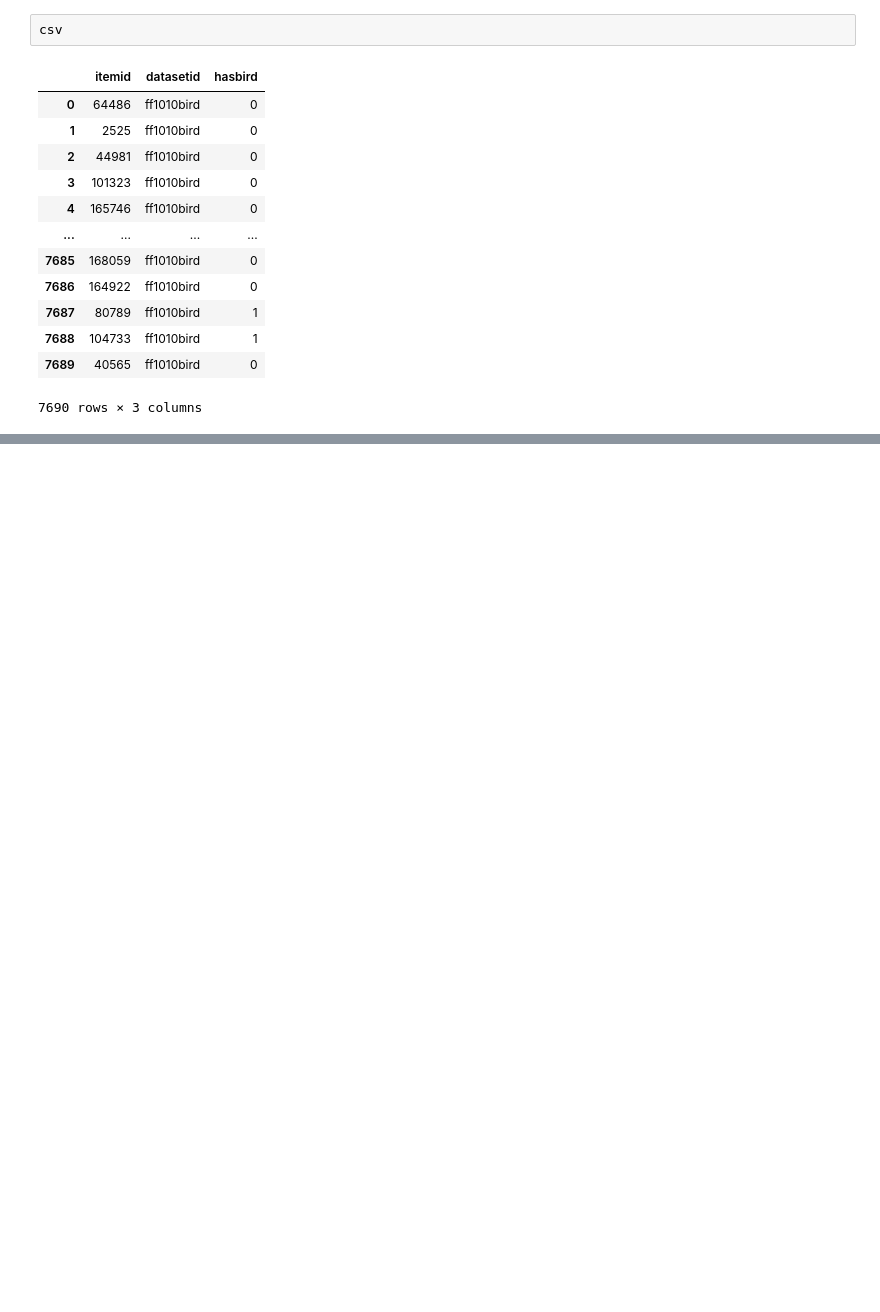
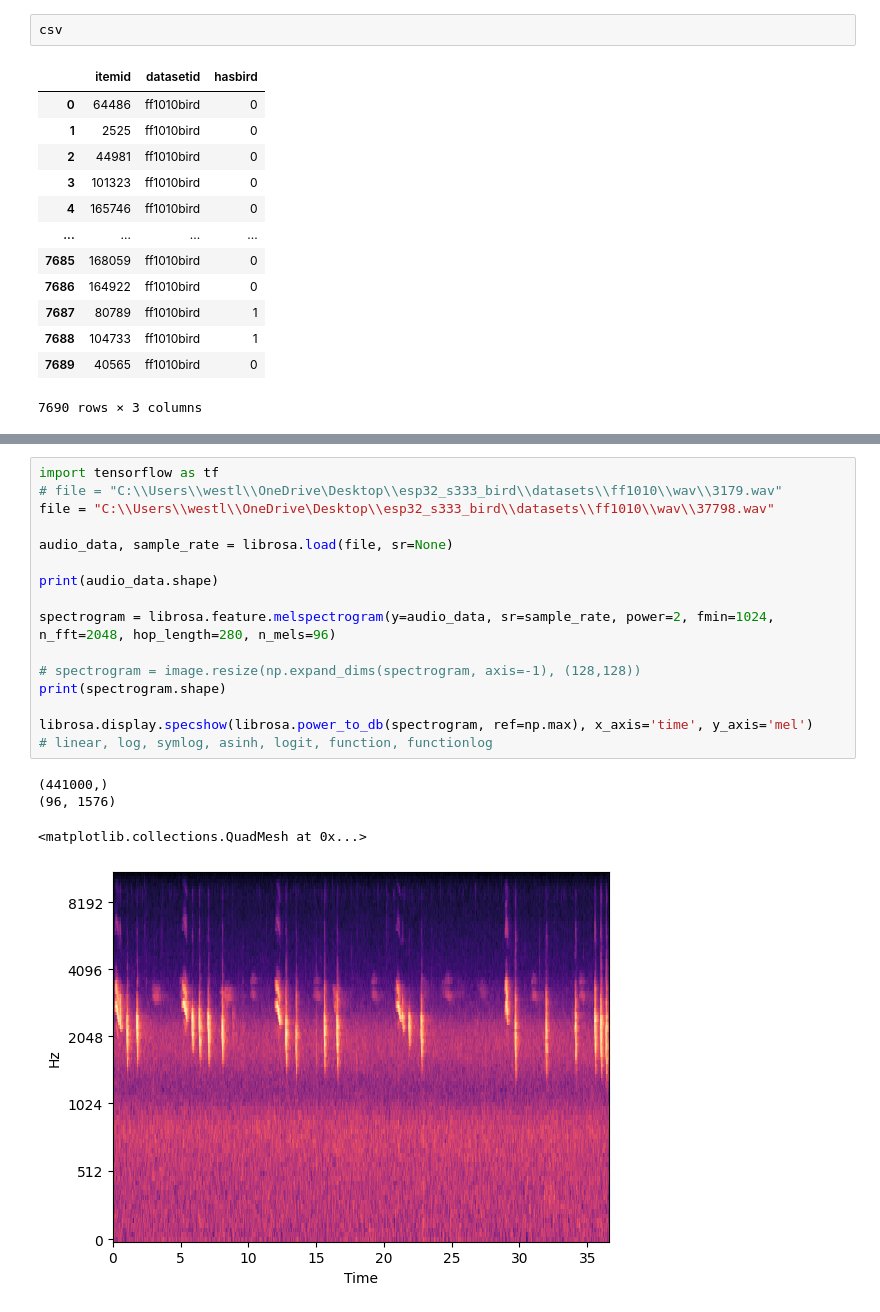
Before and after one commit to synthia2080/esp32_s333_bird, a Jupyter notebook: test_code.ipynb, the cells around one changed output, grey strips where cells are left out. Saved outputs shown, nothing was run; the diff lists cells and outputs as text; blank space fills up the shorter version.

Commit message:
added post-processing of spectrograms

```diff
--- a/test_code.ipynb
+++ b/test_code.ipynb
@@ -29,0 +45,21 @@ def function(val):
+# %%
+import tensorflow as tf
+# file = "C:\\Users\\westl\\OneDrive\Desktop\\esp32_s333_bird\\datasets\\ff1010\\wav\\3179.wav"
+file = "C:\\Users\\westl\\OneDrive\Desktop\\esp32_s333_bird\\datasets\\ff1010\\wav\\37798.wav"
+
+audio_data, sample_rate = librosa.load(file, sr=None)
+
+print(audio_data.shape)
+
+spectrogram = librosa.feature.melspectrogram(y=audio_data, sr=sample_rate, power=2, fmin=1024, n_fft=2048, hop_length=280, n_mels=96)
+
+# spectrogram = image.resize(np.expand_dims(spectrogram, axis=-1), (128,128))
+print(spectrogram.shape)
+
+librosa.display.specshow(librosa.power_to_db(spectrogram, ref=np.max), x_axis='time', y_axis='mel')
+# linear, log, symlog, asinh, logit, function, functionlog
+# %% [output]
+(441000,)
+(96, 1576)
+<matplotlib.collections.QuadMesh at 0x...>
+[figure, added]
```
Also changed, not shown: parts of 5 cells of this notebook, 1 other file.
